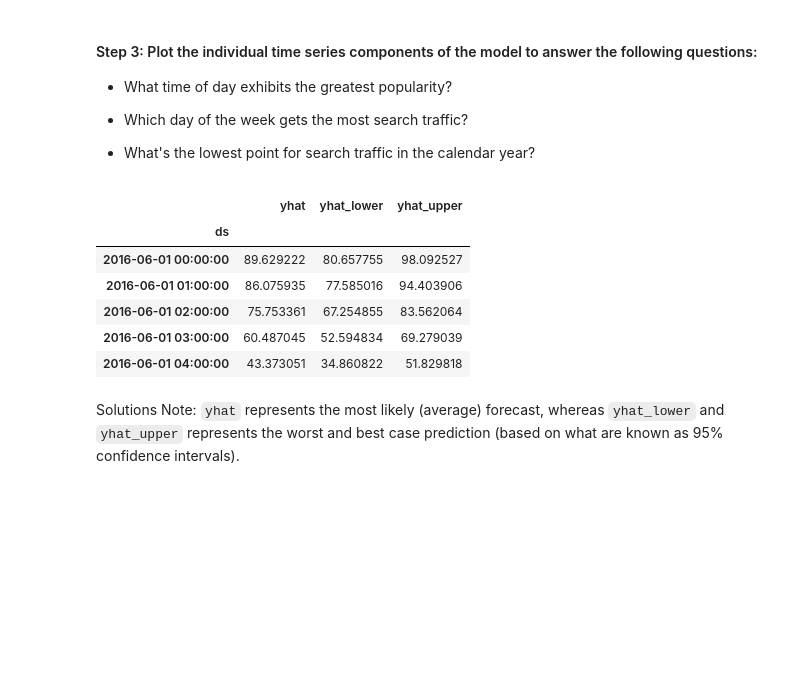
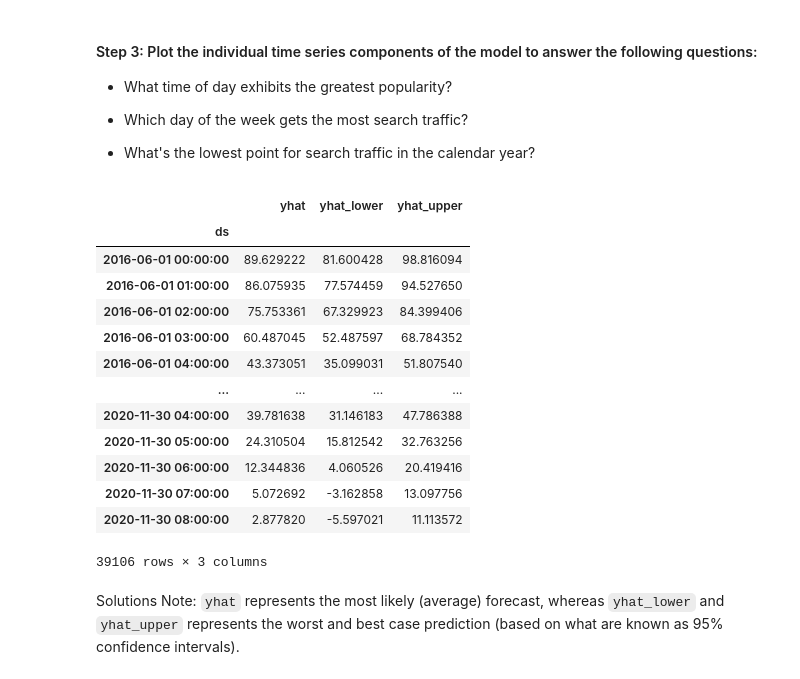
Before and after one commit to xiwudai/prophet-challenge, a Jupyter notebook: Starter_Code/forecasting_net_prophet.ipynb, the cells around one changed output. Saved outputs shown, nothing was run; the diff lists cells and outputs as text; code cells hidden in the pictures; blank space fills up the shorter version.

```diff
--- a/Starter_Code/forecasting_net_prophet.ipynb
+++ b/Starter_Code/forecasting_net_prophet.ipynb
@@ -382,8 +428,11 @@ Now, you need to produce a time series model that analyzes and forecasts pattern
 | 37105 | 2020-09-08 00:00:00 | 96 |
 # %%
 # Call the Prophet function, store as an object
+m = Prophet()
+m
 # %% [output]
 <prophet.forecaster.Prophet at 0x...>
 # %%
 # Fit the time-series model.
+m.fit(prophet_df)
 # %% [output]
@@ -400,9 +449,10 @@ INFO:cmdstanpy:Chain [1] done processing
 # %%
 # Create a future dataframe to hold predictions
 # Make the prediction go out as far as 2000 hours (approx 80 days)
-
+future_mercado_trends = m.make_future_dataframe(periods=2000, freq='H')
 
 # View the last five rows of the future_mercado_trends DataFrame
+future_mercado_trends.tail()
 # %% [output]
 |  | ds |
 | 39101 | 2020-11-30 04:00:00 |
@@ -412,8 +462,9 @@ INFO:cmdstanpy:Chain [1] done processing
 | 39105 | 2020-11-30 08:00:00 |
 # %%
 # Make the predictions for the trend data using the future_mercado_trends DataFrame
-
+forecast_mercado_trends = m.predict(future_mercado_trends)
 
 # Display the first five rows of the forecast_mercado_trends DataFrame
+forecast_mercado_trends.head()
 # %% [output]
 |  | ds | trend | yhat_lower | yhat_upper | trend_lower | trend_upper | additive_terms | ... |
@@ -445,18 +497,25 @@ INFO:cmdstanpy:Chain [1] done processing
 
 * What's the lowest point for search traffic in the calendar year?
 # %%
-# Set the index in the forecast_mercado_trends DataFrame to the ds datetime column
-
+# Set the index in the forecast_mercado_trends DataFrame to the ds datetime column (it is already set)
 
 # View the only the yhat,yhat_lower and yhat_upper columns from the DataFrame
+forecast_mercado_trends[['yhat', 'yhat_lower', 'yhat_upper']]
 # %% [output]
 |  | yhat | yhat_lower | yhat_upper |
 | ds |  |  |  |
-| 2016-06-01 00:00:00 | 89.629222 | 80.657755 | 98.092527 |
-| 2016-06-01 01:00:00 | 86.075935 | 77.585016 | 94.403906 |
-| 2016-06-01 02:00:00 | 75.753361 | 67.254855 | 83.562064 |
-| 2016-06-01 03:00:00 | 60.487045 | 52.594834 | 69.279039 |
-| 2016-06-01 04:00:00 | 43.373051 | 34.860822 | 51.829818 |
+| 2016-06-01 00:00:00 | 89.629222 | 81.600428 | 98.816094 |
+| 2016-06-01 01:00:00 | 86.075935 | 77.574459 | 94.527650 |
+| 2016-06-01 02:00:00 | 75.753361 | 67.329923 | 84.399406 |
+| 2016-06-01 03:00:00 | 60.487045 | 52.487597 | 68.784352 |
+| 2016-06-01 04:00:00 | 43.373051 | 35.099031 | 51.807540 |
+| ... | ... | ... | ... |
+| 2020-11-30 04:00:00 | 39.781638 | 31.146183 | 47.786388 |
+| 2020-11-30 05:00:00 | 24.310504 | 15.812542 | 32.763256 |
+| 2020-11-30 06:00:00 | 12.344836 | 4.060526 | 20.419416 |
+| 2020-11-30 07:00:00 | 5.072692 | -3.162858 | 13.097756 |
+| 2020-11-30 08:00:00 | 2.877820 | -5.597021 | 11.113572 |
+39106 rows × 3 columns
 # %% [markdown]
 Solutions Note: `yhat` represents the most likely (average) forecast, whereas `yhat_lower` and `yhat_upper` represents the worst and best case prediction (based on what are known as 95% confidence intervals).
 # %%
```
Also changed, not shown: parts of 32 cells of this notebook, 1 other file.
